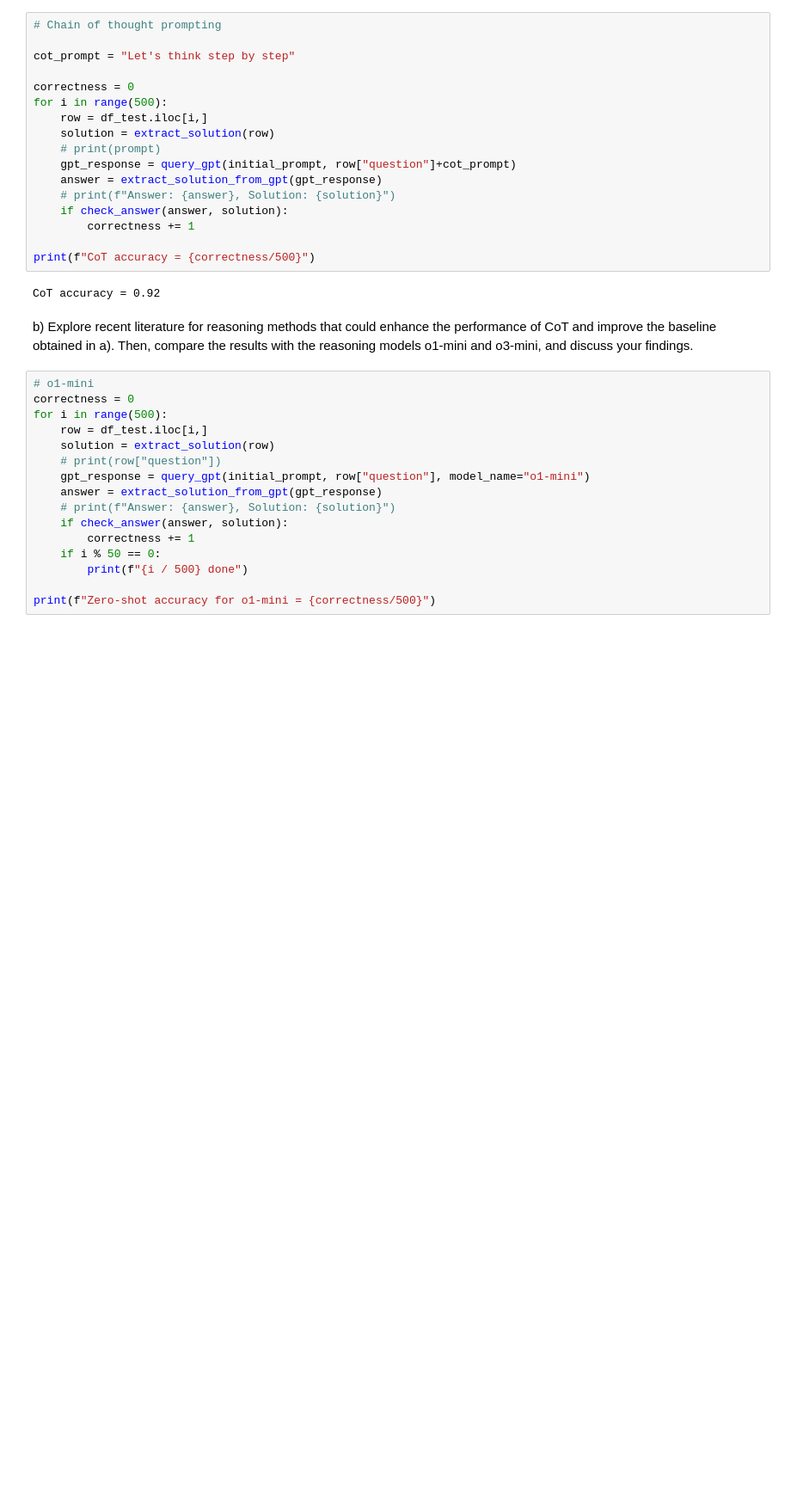
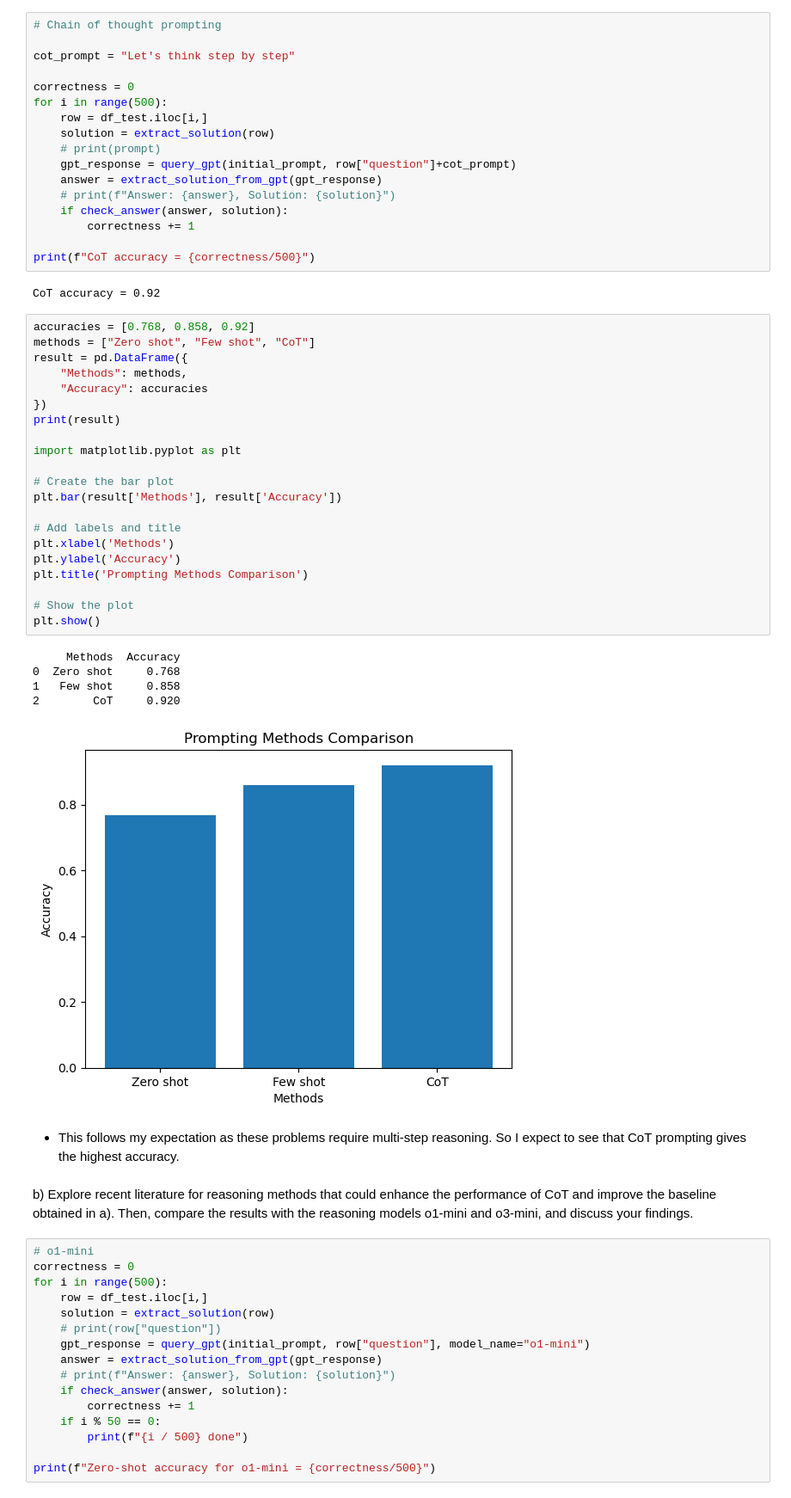
Before and after one commit to hantaoZhangrichard/SDS617_Advances_in_LLM, a Jupyter notebook: Homework2/assn2.ipynb, the cells around one changed output. Shown: that part at 86% size. Drawn from its saved outputs; the diff is of its cells as text; blank space fills up the shorter version.

```diff
--- a/Homework2/assn2.ipynb
+++ b/Homework2/assn2.ipynb
@@ -266,6 +266,35 @@ for i in range(500):
 print(f"CoT accuracy = {correctness/500}")
 # %% [output]
 CoT accuracy = 0.92
+# %%
+accuracies = [0.768, 0.858, 0.92]
+methods = ["Zero shot", "Few shot", "CoT"]
+result = pd.DataFrame({
+    "Methods": methods,
+    "Accuracy": accuracies
+})
+print(result)
+
+import matplotlib.pyplot as plt
+
+# Create the bar plot
+plt.bar(result['Methods'], result['Accuracy'])
+
+# Add labels and title
+plt.xlabel('Methods')
+plt.ylabel('Accuracy')
+plt.title('Prompting Methods Comparison')
+
+# Show the plot
+plt.show()
+# %% [output]
+     Methods  Accuracy
+0  Zero shot     0.768
+1   Few shot     0.858
+2        CoT     0.920
+[figure, added]
+# %% [markdown]
+- This follows my expectation as these problems require multi-step reasoning. So I expect to see that CoT prompting gives the highest accuracy.
 # %% [markdown]
 b)  Explore recent literature for reasoning methods that could enhance the performance of CoT and improve the baseline obtained in a). Then, compare the results with the reasoning models o1-mini and o3-mini, and discuss your findings.
 # %%
```
Also changed, not shown: parts of 7 cells of this notebook.
